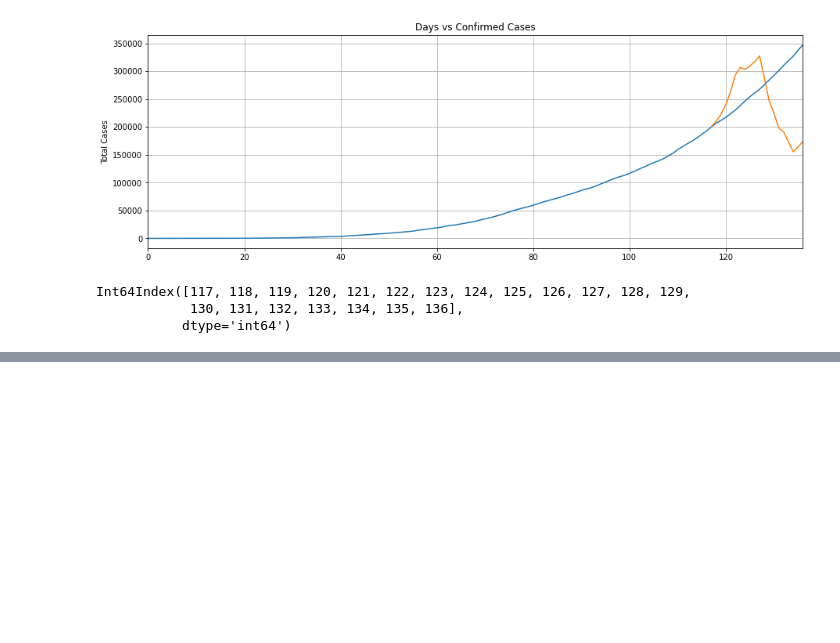
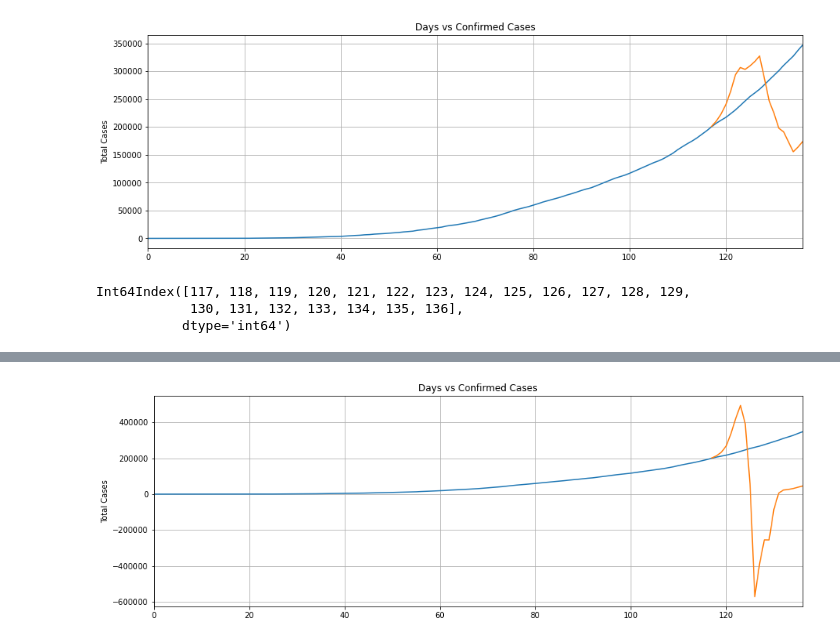
Before and after one commit to Thakur-Govind/C0VID19_Analysis_GT, a Jupyter notebook: Covid_19_India_Analysis_RNN.ipynb, the cells around one changed output, grey strips where cells are left out. Drawn from its saved outputs; the diff is of its cells as text; code cells hidden in the pictures; blank space fills up the shorter version.

```diff
--- a/Covid_19_India_Analysis_RNN.ipynb
+++ b/Covid_19_India_Analysis_RNN.ipynb
@@ -1675,0 +1760,3 @@ len(d)
+# %%
+train_with_params(200,250,0.0005)
+# %% [output]
@@ -1675,0 +1783 @@ len(d)
+[figure, added]
```
Also changed, not shown: parts of 22 cells of this notebook.
